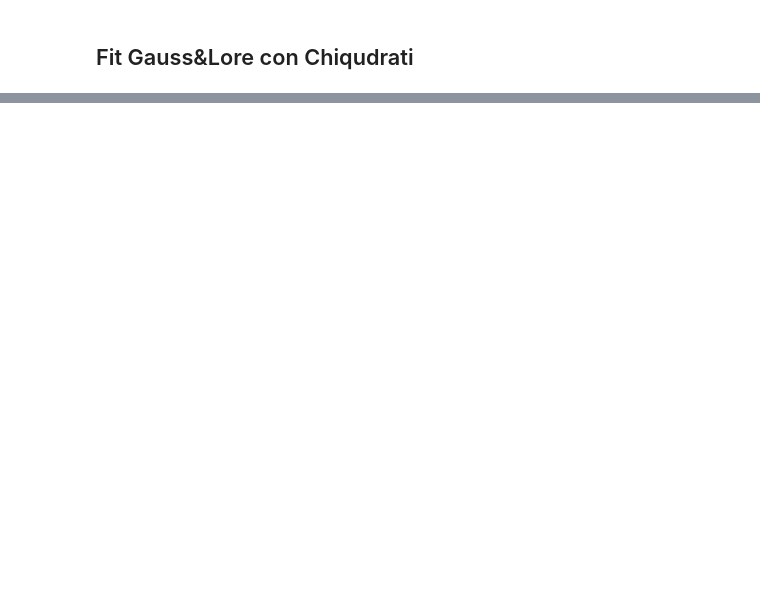
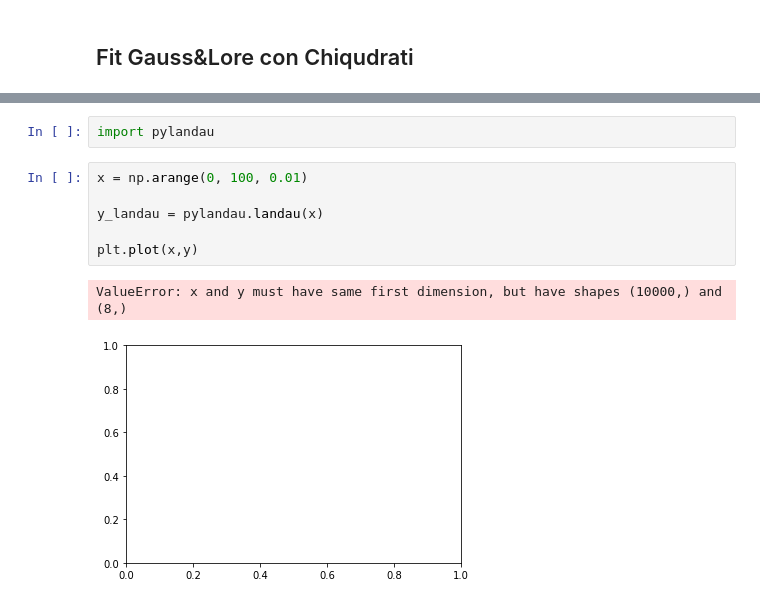
Before and after one commit to jackdeandrea/Econofisica, a Jupyter notebook: definizione_rivolte_fit.ipynb, the cells around one changed output, grey strips where cells are left out. Saved outputs shown, nothing was run; the diff lists cells and outputs as text; blank space fills up the shorter version.

```diff
--- a/definizione_rivolte_fit.ipynb
+++ b/definizione_rivolte_fit.ipynb
@@ -209,0 +242,11 @@ errore:  6.6513327142814145
+# %%
+import pylandau
+# %%
+x = np.arange(0, 100, 0.01)
+
+y_landau = pylandau.landau(x)
+
+plt.plot(x,y)
+# %% [output]
+ValueError: x and y must have same first dimension, but have shapes (10000,) and (8,)
+[figure, added]
```
Also changed, not shown: parts of 15 cells of this notebook.
